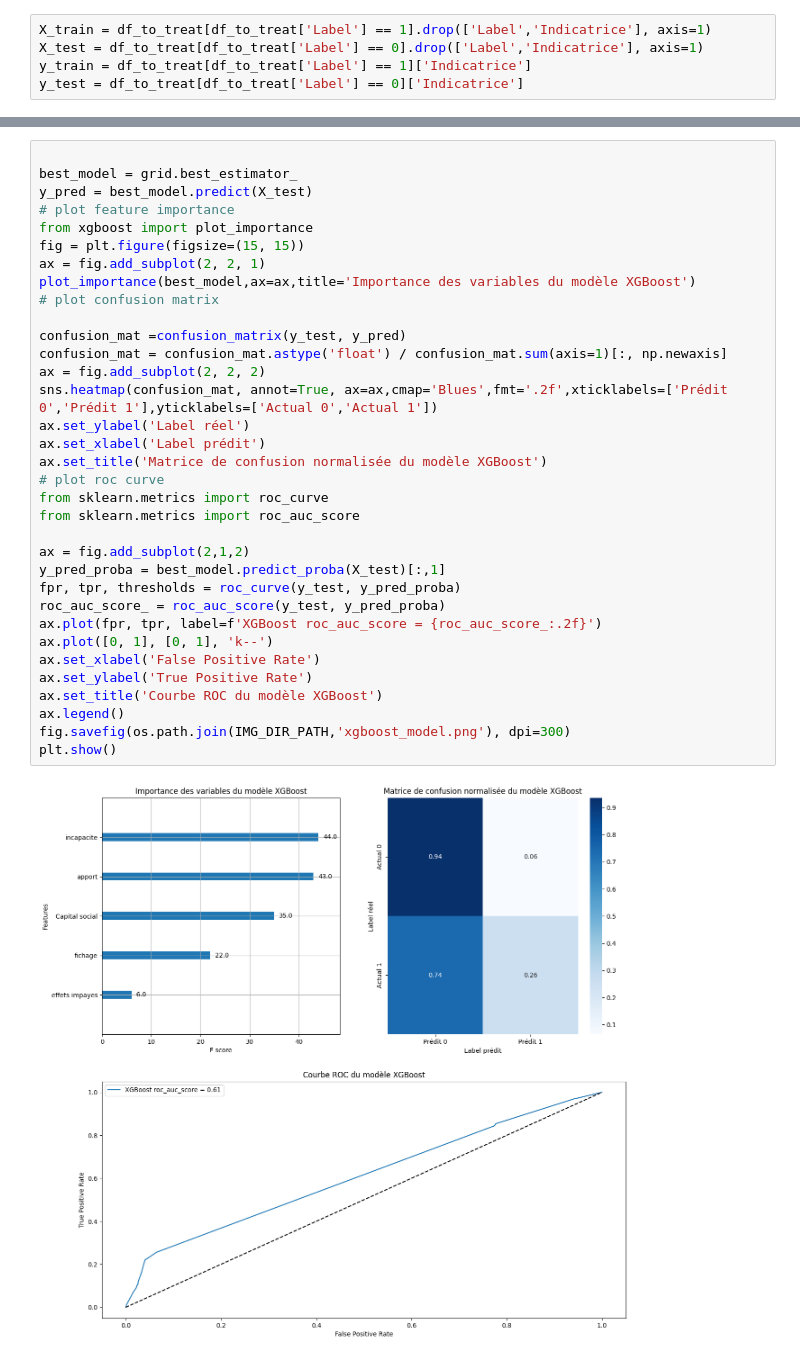
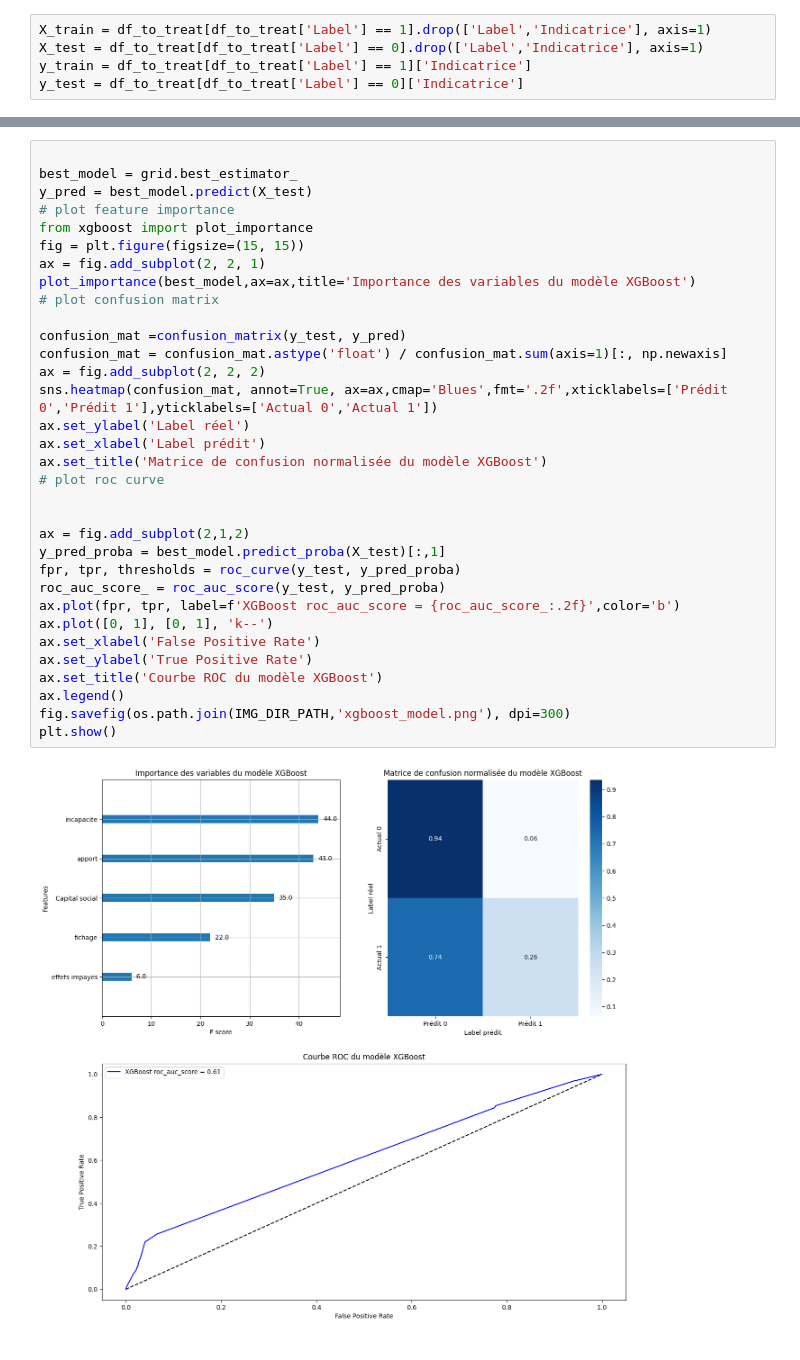
Before and after one commit to Bast-94/ALEIA-PW, a Jupyter notebook: notebook.ipynb, the cells around one changed output, grey strips where cells are left out. Drawn from its saved outputs; the diff is of its cells as text.

```diff
--- a/notebook.ipynb
+++ b/notebook.ipynb
@@ -225,34 +225,33 @@ Meilleur score F1:  0.1542760381275995
 best_model = grid.best_estimator_
 y_pred = best_model.predict(X_test)
 # plot feature importance
 from xgboost import plot_importance
 fig = plt.figure(figsize=(15, 15))
 ax = fig.add_subplot(2, 2, 1)
 plot_importance(best_model,ax=ax,title='Importance des variables du modèle XGBoost')
 # plot confusion matrix
 
 confusion_mat =confusion_matrix(y_test, y_pred)
 confusion_mat = confusion_mat.astype('float') / confusion_mat.sum(axis=1)[:, np.newaxis]
 ax = fig.add_subplot(2, 2, 2)
 sns.heatmap(confusion_mat, annot=True, ax=ax,cmap='Blues',fmt='.2f',xticklabels=['Prédit 0','Prédit 1'],yticklabels=['Actual 0','Actual 1'])
 ax.set_ylabel('Label réel')
 ax.set_xlabel('Label prédit')
 ax.set_title('Matrice de confusion normalisée du modèle XGBoost')
 # plot roc curve
-from sklearn.metrics import roc_curve
-from sklearn.metrics import roc_auc_score
+
 
 ax = fig.add_subplot(2,1,2)
 y_pred_proba = best_model.predict_proba(X_test)[:,1]
 fpr, tpr, thresholds = roc_curve(y_test, y_pred_proba)
 roc_auc_score_ = roc_auc_score(y_test, y_pred_proba)
-ax.plot(fpr, tpr, label=f'XGBoost roc_auc_score = {roc_auc_score_:.2f}')
+ax.plot(fpr, tpr, label=f'XGBoost roc_auc_score = {roc_auc_score_:.2f}',color='b')
 ax.plot([0, 1], [0, 1], 'k--')
 ax.set_xlabel('False Positive Rate')
 ax.set_ylabel('True Positive Rate')
 ax.set_title('Courbe ROC du modèle XGBoost')
 ax.legend()
 fig.savefig(os.path.join(IMG_DIR_PATH,'xgboost_model.png'), dpi=300)
 plt.show()
 # %% [output]
-[figure, old version]
+[figure, new version]
```
Also changed, not shown: parts of 8 cells of this notebook, 1 other file.
